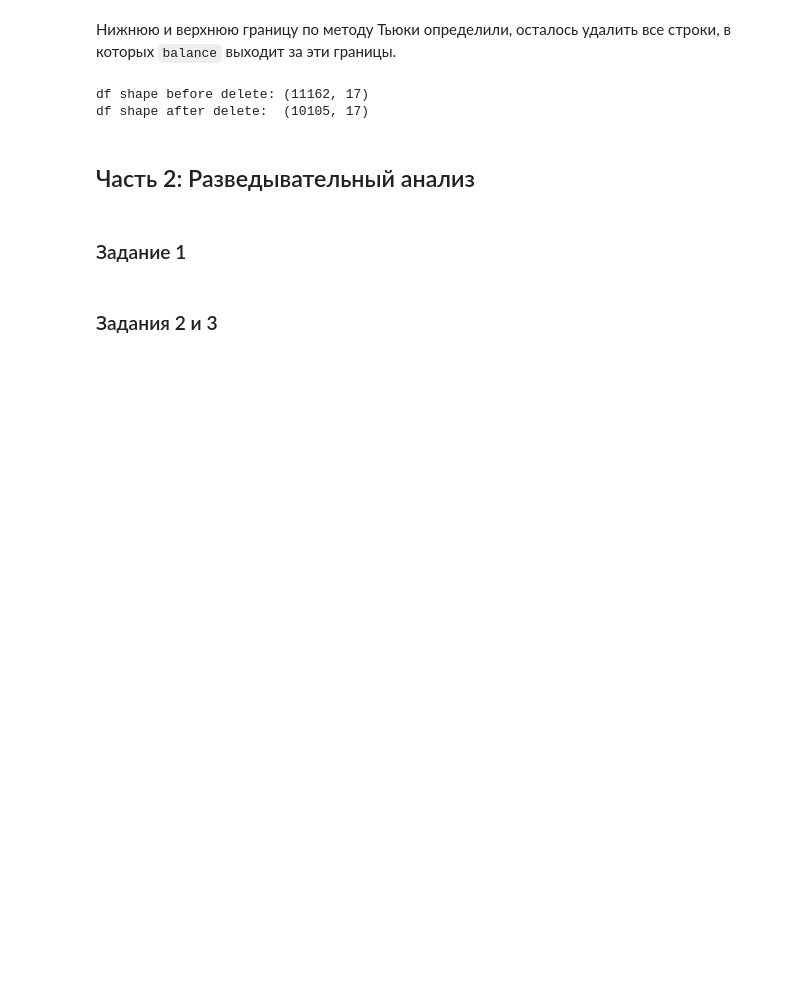
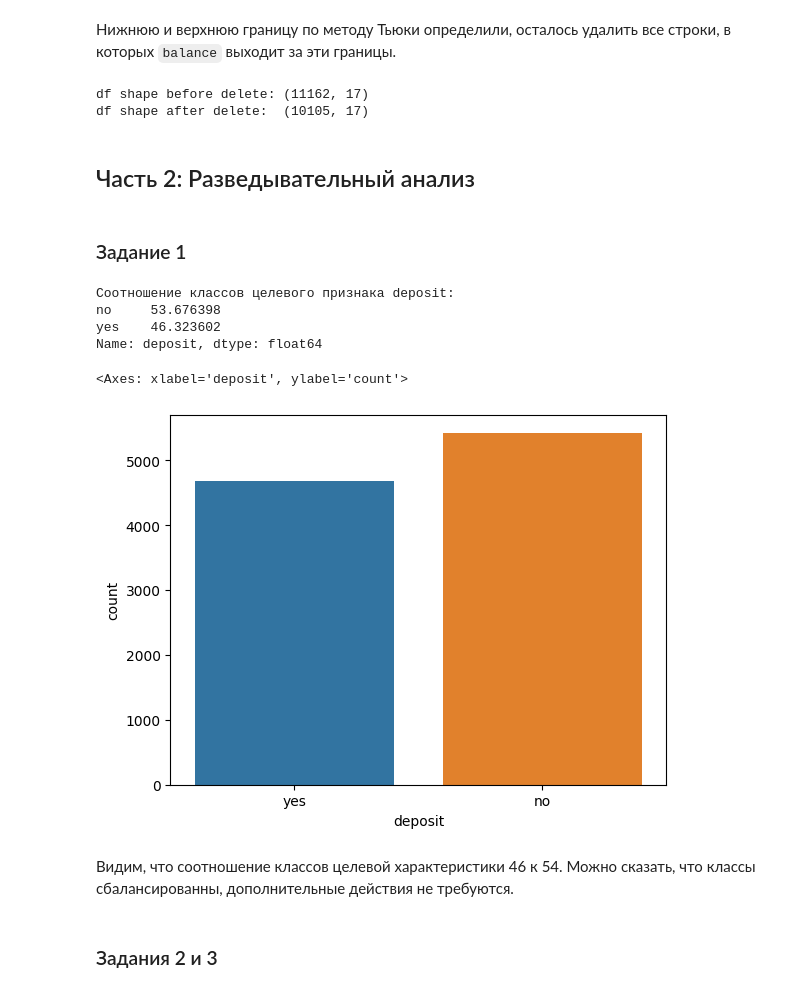
Before and after one commit to botovalex/SFDC, a Jupyter notebook: ML/Project_4_ML.ipynb, the cells around one changed output. Saved outputs shown, nothing was run; the diff lists cells and outputs as text; code cells hidden in the pictures; blank space fills up the shorter version.

```diff
--- a/ML/Project_4_ML.ipynb
+++ b/ML/Project_4_ML.ipynb
@@ -246,6 +246,17 @@ df shape after delete:  (10105, 17)
 # %%
 # изучите соотношение классов в ваших данных на предмет несбалансированности, проиллюстрируйте результат
 # ваш код
+print('Соотношение классов целевого признака deposit: \n', df.deposit.value_counts(normalize=True)*100, sep='')
+sns.countplot(df, x='deposit')
+# %% [output]
+Соотношение классов целевого признака deposit:
+no     53.676398
+yes    46.323602
+Name: deposit, dtype: float64
+<Axes: xlabel='deposit', ylabel='count'>
+[figure, added]
+# %% [markdown]
+Видим, что соотношение классов целевой характеристики 46 к 54. Можно сказать, что классы сбалансированны, дополнительные действия не требуются.
 # %% [markdown]
 ### Задания 2 и 3
 # %%
```
Also changed, not shown: parts of 13 cells of this notebook.
